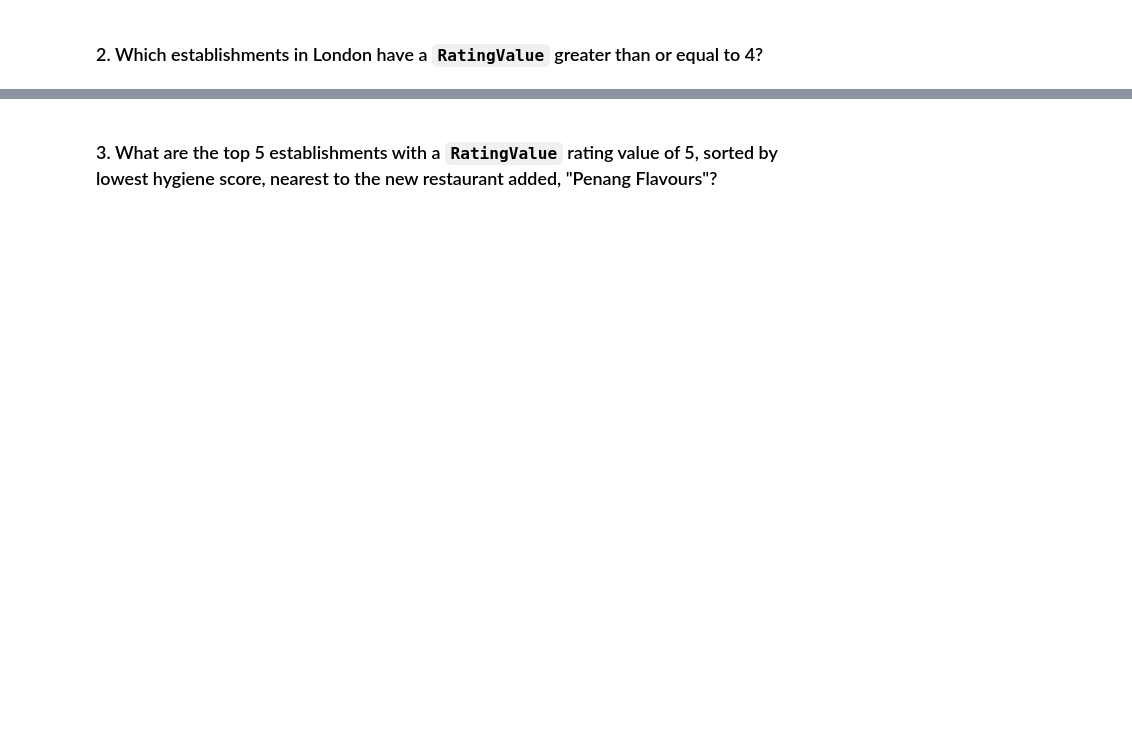
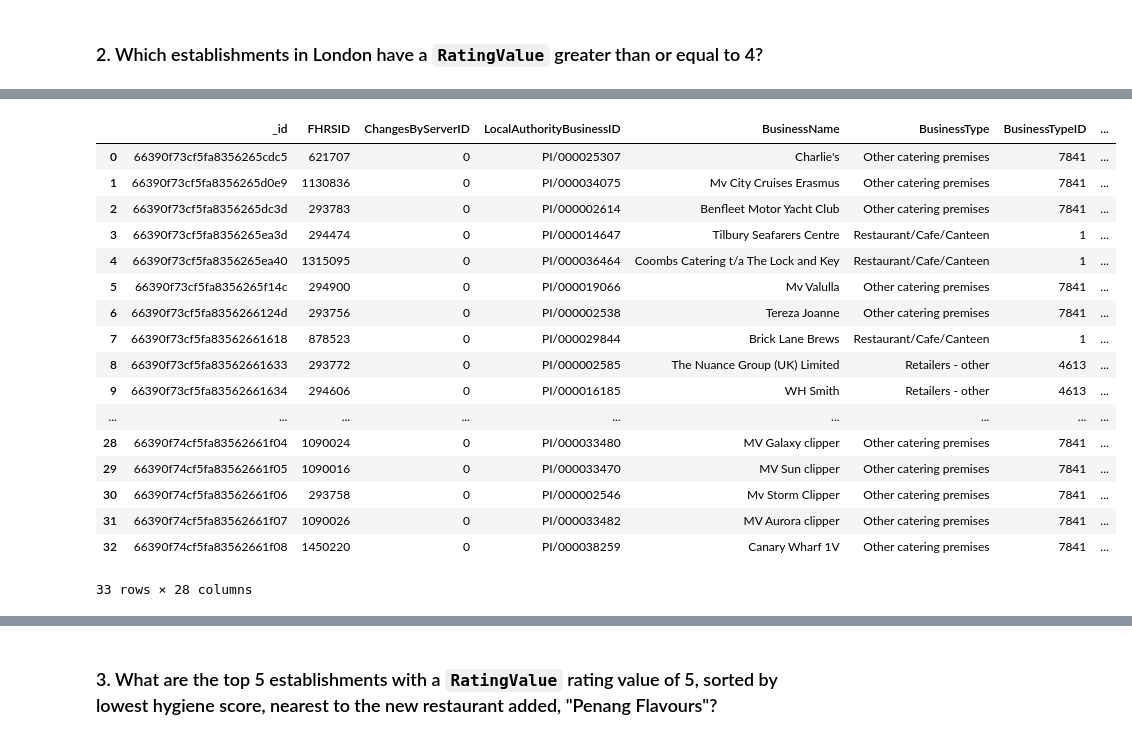
Before and after one commit to zoejbennett/NoSQL-Challenge, a Jupyter notebook: NoSQL_analysis_starter.ipynb, the cells around one changed output, grey strips where cells are left out. Saved outputs shown, nothing was run; the diff lists cells and outputs as text; code cells hidden in the pictures; blank space fills up the shorter version.

```diff
--- a/NoSQL_analysis_starter.ipynb
+++ b/NoSQL_analysis_starter.ipynb
@@ -43,7 +99,12 @@ query =
 # %%
 # Find the establishments with London as the Local Authority and has a RatingValue greater than or equal to 4.
-query =
-
+query = {
+    'LocalAuthorityName' : 'City of London Corporation',
+    'RatingValue' : {'$gte': 4}
+}
+fields = {}
 # Use count_documents to display the number of documents in the result
-
+print(f'There are {establishments.count_documents(query)} establishments that have London as the Local Authority and a Rating of 4 or higher.')
 # Display the first document in the results using pprint
+docs = establishments.find(query, fields)
+pprint(docs[0])
@@ -50,6 +129,23 @@ query =
 # %%
 # Convert the result to a Pandas DataFrame
-
-# Display the number of rows in the DataFrame
-
-# Display the first 10 rows of the DataFrame
+cleaned_docs = list(docs)
+df = pd.DataFrame(cleaned_docs)
+# %% [output]
+|  | _id | FHRSID | ChangesByServerID | LocalAuthorityBusinessID | BusinessName | BusinessType | BusinessTypeID | ... |
+| 0 | 66390f73cf5fa8356265cdc5 | 621707 | 0 | PI/000025307 | Charlie's | Other catering premises | 7841 | ... |
+| 1 | 66390f73cf5fa8356265d0e9 | 1130836 | 0 | PI/000034075 | Mv City Cruises Erasmus | Other catering premises | 7841 | ... |
+| 2 | 66390f73cf5fa8356265dc3d | 293783 | 0 | PI/000002614 | Benfleet Motor Yacht Club | Other catering premises | 7841 | ... |
+| 3 | 66390f73cf5fa8356265ea3d | 294474 | 0 | PI/000014647 | Tilbury Seafarers Centre | Restaurant/Cafe/Canteen | 1 | ... |
+| 4 | 66390f73cf5fa8356265ea40 | 1315095 | 0 | PI/000036464 | Coombs Catering t/a The Lock and Key | Restaurant/Cafe/Canteen | 1 | ... |
+| 5 | 66390f73cf5fa8356265f14c | 294900 | 0 | PI/000019066 | Mv Valulla | Other catering premises | 7841 | ... |
+| 6 | 66390f73cf5fa8356266124d | 293756 | 0 | PI/000002538 | Tereza Joanne | Other catering premises | 7841 | ... |
+| 7 | 66390f73cf5fa83562661618 | 878523 | 0 | PI/000029844 | Brick Lane Brews | Restaurant/Cafe/Canteen | 1 | ... |
+| 8 | 66390f73cf5fa83562661633 | 293772 | 0 | PI/000002585 | The Nuance Group (UK) Limited | Retailers - other | 4613 | ... |
+| 9 | 66390f73cf5fa83562661634 | 294606 | 0 | PI/000016185 | WH Smith | Retailers - other | 4613 | ... |
+| ... | ... | ... | ... | ... | ... | ... | ... | ... |
+| 28 | 66390f74cf5fa83562661f04 | 1090024 | 0 | PI/000033480 | MV Galaxy clipper | Other catering premises | 7841 | ... |
+| 29 | 66390f74cf5fa83562661f05 | 1090016 | 0 | PI/000033470 | MV Sun clipper | Other catering premises | 7841 | ... |
+| 30 | 66390f74cf5fa83562661f06 | 293758 | 0 | PI/000002546 | Mv Storm Clipper | Other catering premises | 7841 | ... |
+| 31 | 66390f74cf5fa83562661f07 | 1090026 | 0 | PI/000033482 | MV Aurora clipper | Other catering premises | 7841 | ... |
+| 32 | 66390f74cf5fa83562661f08 | 1450220 | 0 | PI/000038259 | Canary Wharf 1V | Other catering premises | 7841 | ... |
+33 rows × 28 columns
```
Also changed, not shown: parts of 11 cells of this notebook, 1 other file.
